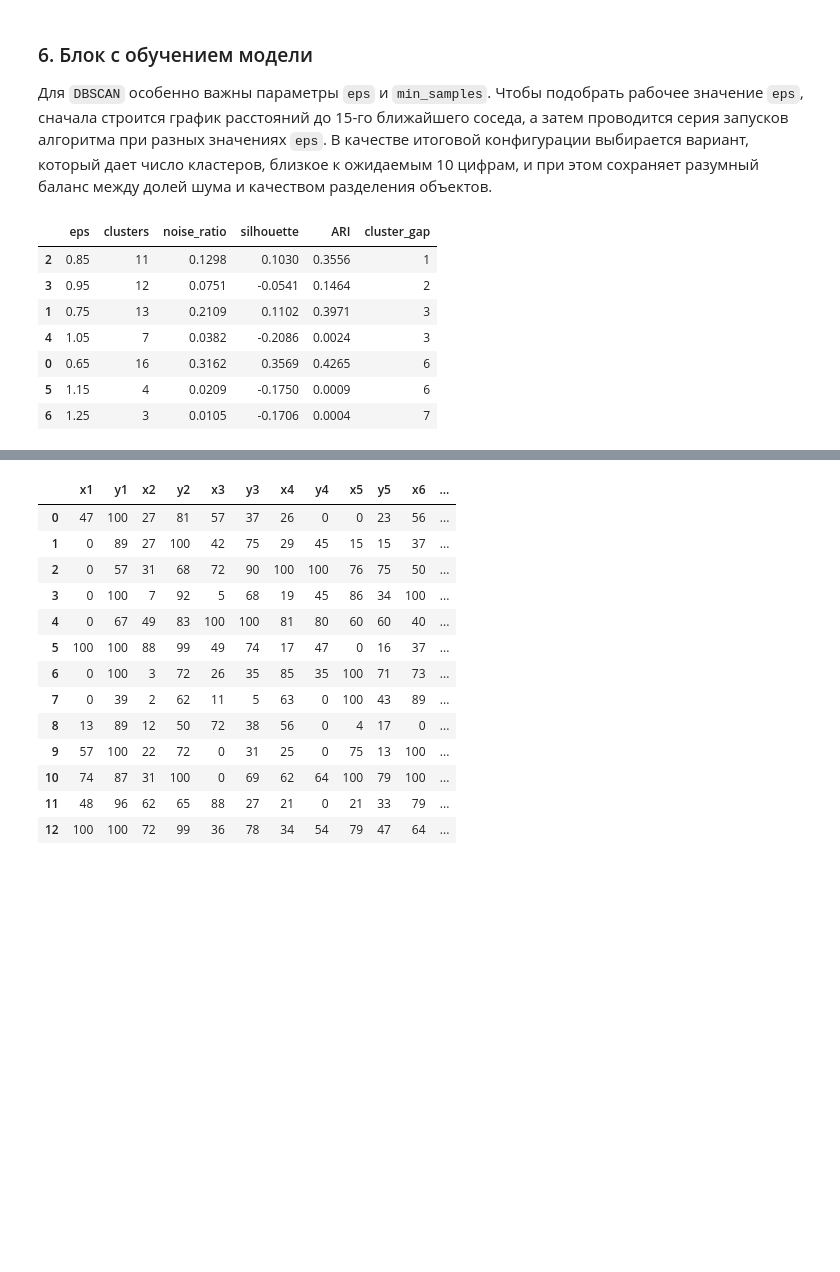
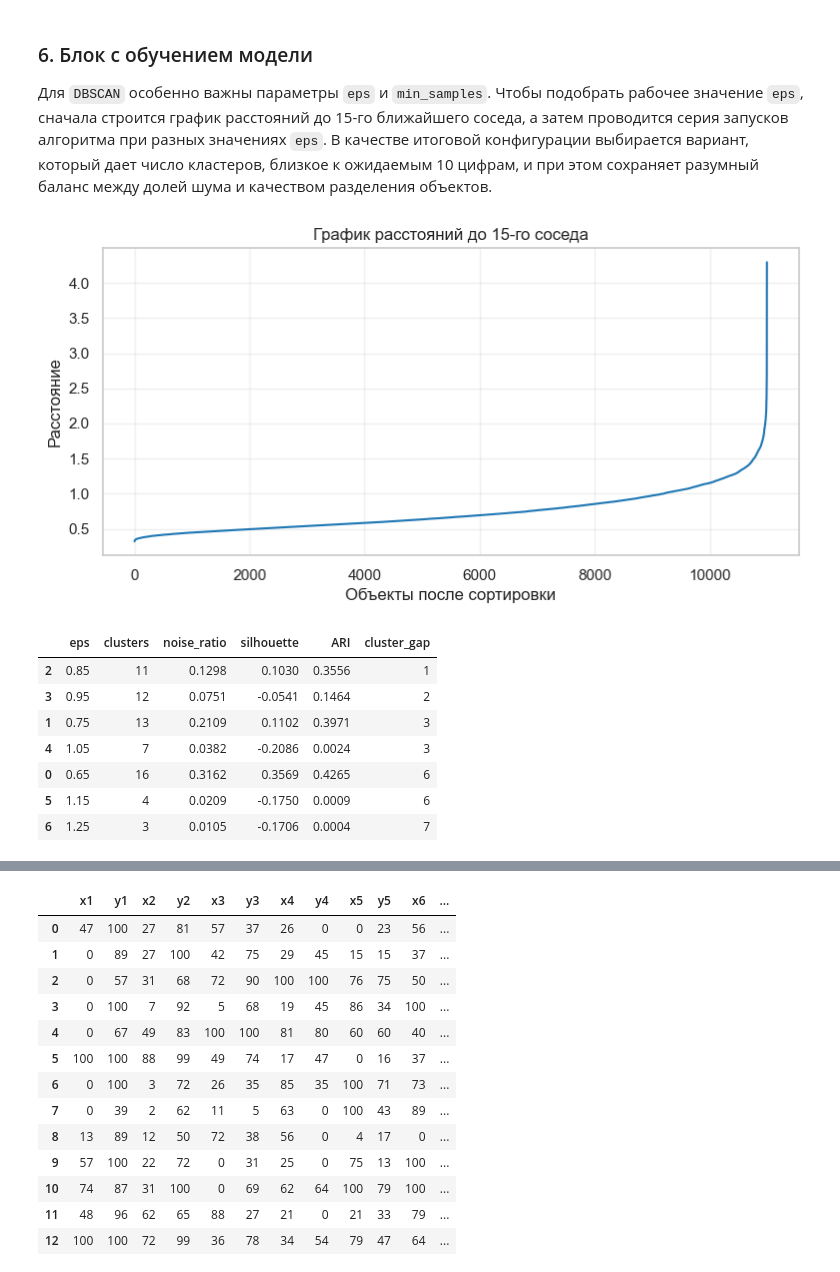
Before and after one commit to vitalioo/abmd-result, a Jupyter notebook: block-3/dbscan/dbscan_pendigits_lab.ipynb, the cells around one changed output, grey strips where cells are left out. Cells and saved outputs as stored; diff of their text form; code cells hidden in the pictures; blank space fills up the shorter version.

```diff
--- a/block-3/dbscan/dbscan_pendigits_lab.ipynb
+++ b/block-3/dbscan/dbscan_pendigits_lab.ipynb
@@ -191,6 +191,21 @@ print(np.round(pca_dbscan.explained_variance_ratio_, 4))
 
 Для `DBSCAN` особенно важны параметры `eps` и `min_samples`. Чтобы подобрать рабочее значение `eps`, сначала строится график расстояний до 15-го ближайшего соседа, а затем проводится серия запусков алгоритма при разных значениях `eps`. В качестве итоговой конфигурации выбирается вариант, который дает число кластеров, близкое к ожидаемым 10 цифрам, и при этом сохраняет разумный баланс между долей шума и качеством разделения объектов.
 # %%
+min_samples = 15
+
+neighbors = NearestNeighbors(n_neighbors=min_samples)
+neighbors_fit = neighbors.fit(X_dbscan)
+distances, indices = neighbors_fit.kneighbors(X_dbscan)
+k_distances = np.sort(distances[:, -1])
+
+plt.figure(figsize=(9, 4))
+plt.plot(k_distances, color="tab:blue")
+plt.title("График расстояний до 15-го соседа")
+plt.xlabel("Объекты после сортировки")
+plt.ylabel("Расстояние")
+plt.grid(True, alpha=0.3)
+plt.show()
+
 eps_values = [0.65, 0.75, 0.85, 0.95, 1.05, 1.15, 1.25]
 eps_results = []
 
@@ -198,33 +213,34 @@ for eps in eps_values:
     model = DBSCAN(eps=eps, min_samples=min_samples)
     labels = model.fit_predict(X_dbscan)
 
     n_clusters = len(set(labels)) - (1 if -1 in labels else 0)
     noise_ratio = float((labels == -1).mean())
     ari = adjusted_rand_score(y_reference, labels)
 
     if n_clusters >= 2:
         mask = labels != -1
         if mask.sum() > 1 and len(np.unique(labels[mask])) > 1:
             silhouette = silhouette_score(X_dbscan[mask], labels[mask])
         else:
             silhouette = np.nan
     else:
         silhouette = np.nan
 
     eps_results.append(
         {
             "eps": eps,
             "clusters": n_clusters,
             "noise_ratio": round(noise_ratio, 4),
             "silhouette": round(float(silhouette), 4) if not np.isnan(silhouette) else np.nan,
             "ARI": round(float(ari), 4),
         }
     )
 
 eps_results_df = pd.DataFrame(eps_results)
 eps_results_df["cluster_gap"] = (eps_results_df["clusters"] - 10).abs()
 display(eps_results_df.sort_values(["cluster_gap", "ARI", "noise_ratio"], ascending=[True, False, True]))
 # %% [output]
+[figure, added]
 |  | eps | clusters | noise_ratio | silhouette | ARI | cluster_gap |
 | 2 | 0.85 | 11 | 0.1298 | 0.1030 | 0.3556 | 1 |
 | 3 | 0.95 | 12 | 0.0751 | -0.0541 | 0.1464 | 2 |
```
Also changed, not shown: parts of 7 cells of this notebook, 1 other file.
